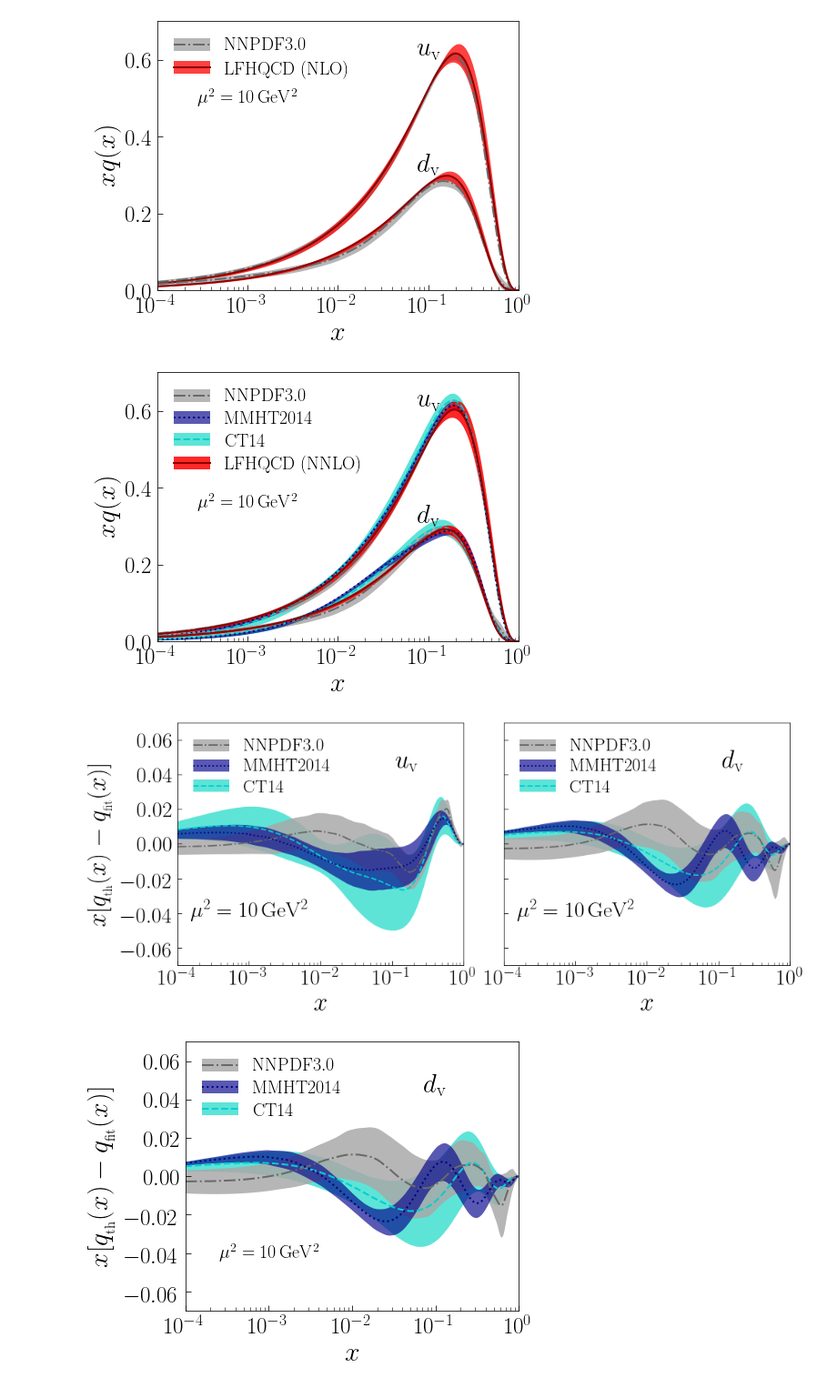
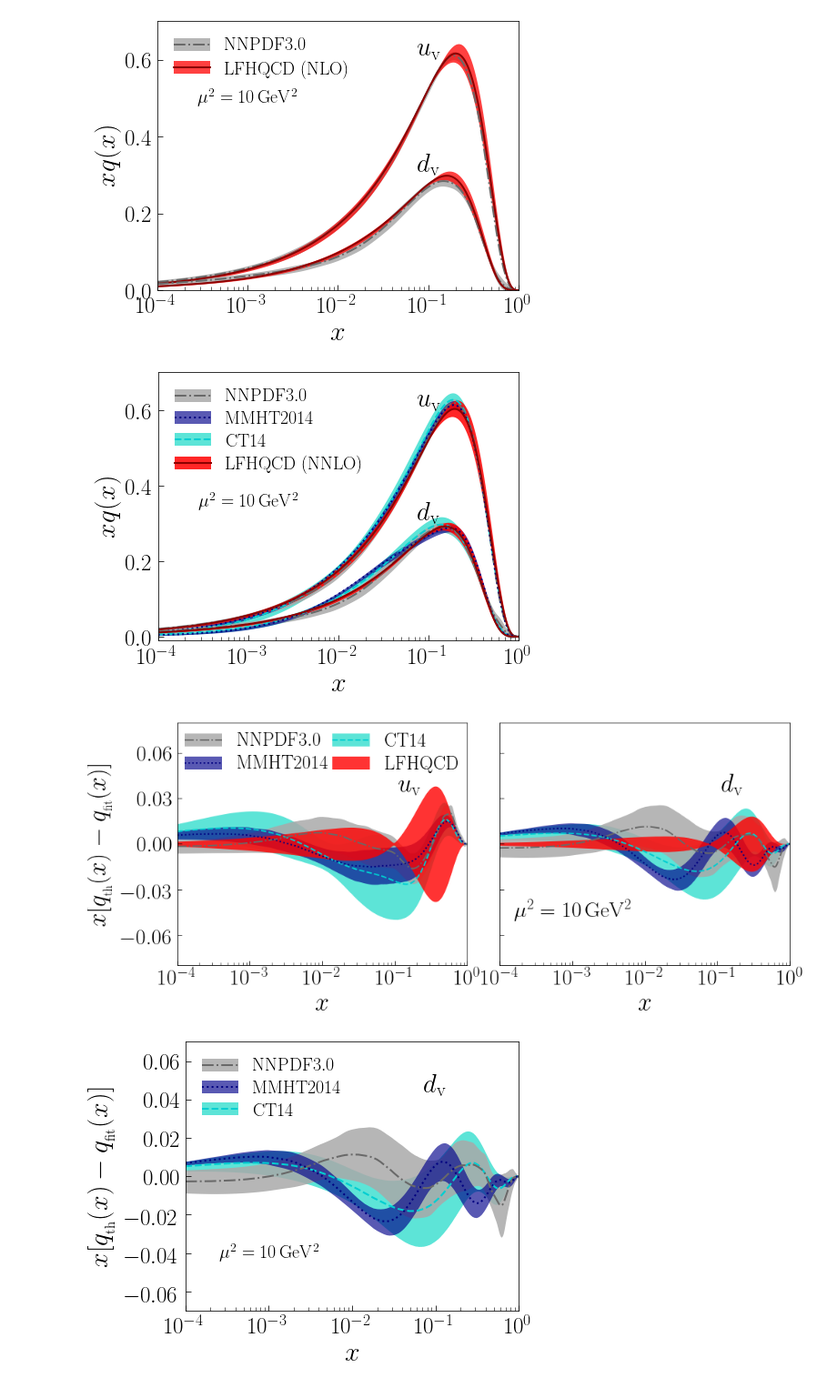
Before and after one commit to TianboLiu/LFHQCD, a Jupyter notebook: evolution/compare-proton.ipynb, the cells around one changed output. Shown at 91% size. Cells and saved outputs as stored; diff of their text form; code cells hidden in the pictures.

```diff
--- a/evolution/compare-proton.ipynb
+++ b/evolution/compare-proton.ipynb
@@ -804,9 +808,9 @@ ax.fill_between(xf['proton exp4 central'][:,0].T,\
 ax.set_xlabel(r'$x$',size=30)
 ax.set_ylabel(r'$xq(x)$',size=30)
 ax.set_xlim(1e-4,1)
-ax.set_ylim(0,0.7)
+ax.set_ylim(-0.01,0.7)
 ax.set_xscale('log')
-ax.tick_params(axis='both', which='major', labelsize=25, direction='in', length=6, pad=6)
+ax.tick_params(axis='both', which='major', labelsize=25, direction='in', length=6, pad=7)
 ax.tick_params(axis='both', which='minor', direction='in', length=4)
 #ax.set_xticks([0.0,0.2,0.4,0.6,0.8,1.0])
 #ax.set_yticks([0.0,0.2,0.4,0.6,0.8])
@@ -822,7 +826,7 @@ ax.legend(L, H, fontsize=20,frameon=False, labelspacing=0.3, loc='upper left')
 py.tight_layout()
 py.savefig('results/proton-more-xf.pdf')
 # %% [output]
-[figure, old version]
+[figure, new version]
 # %%
 nrows,ncols=1,2
 py.figure(figsize=(ncols*7,nrows*7*0.85))
@@ -845,66 +849,71 @@ t2=ax.fill_between(xf['MMHT NNLO Q2=10'][:-2,0],\
                    (xf['proton exp4 central'][:-2,1]-xf['MMHT NNLO Q2=10'][:-2,1]-xf['MMHT NNLO Q2=10'][:-2,14]),\
                    (xf['proton exp4 central'][:-2,1]-xf['MMHT NNLO Q2=10'][:-2,1]+xf['MMHT NNLO Q2=10'][:-2,14]),\
                 color='darkblue', alpha=0.65, linewidth=0)
+#
+c4=ax.fill_between(xf['proton exp4 central'][:,0].T,\
+                (-((xf['proton exp4 shift1'][:,1]-xf['proton exp4 shift2'][:,1])**2+(xf['proton exp4 shift3'][:,1]-xf['proton exp4 shift4'][:,1])**2)**0.5/2).T,\
+                (+((xf['proton exp4 shift1'][:,1]-xf['proton exp4 shift2'][:,1])**2+(xf['proton exp4 shift3'][:,1]-xf['proton exp4 shift4'][:,1])**2)**0.5/2).T,\
+                color='red', alpha=0.8, linewidth=0, label=r'$\rm LFHQCD$')
 #setting
 ax.set_xlabel(r'$x$',size=35)
 ax.set_ylabel(r'$x[q_{_{\rm th}}(x)-q_{_{\rm fit}}(x)]$',size=35)
 ax.set_xlim(1e-4,1)
-ax.set_ylim(-0.07,0.07)
+ax.set_ylim(-0.08,0.08)
 ax.set_xscale('log')
 ax.tick_params(axis='both', which='major', labelsize=30, direction='in', length=6, pad=6)
 ax.tick_params(axis='both', which='minor', direction='in', length=4)
 #ax.set_xticks([0.0,0.2,0.4,0.6,0.8,1.0])
-ax.set_yticks(np.linspace(-0.06,0.06,7))
-#ax.text(0.20,0.70,r'$\rm \mu_0^2 = 0.75\,GeV^2$',horizontalalignment='center',transform=ax.transAxes,size=20)
-ax.text(0.25,0.20,r'$\rm \mu^2 = 10\,GeV^2$',horizontalalignment='center',transform=ax.transAxes,size=30)
-ax.text(0.80,0.80,r'$u_{\rm v}$',horizontalalignment='center',transform=ax.transAxes,size=35)
-#ax.text(0.10,0.60,r'$u_{\rm v}$',horizontalalignment='center',size=29)
-#ax.text(0.10,0.30,r'$d_{\rm v}$',horizontalalignment='center',size=29)
-L=[(c2,c1[0]), (t2,t1[0]), (t4,t3[0])]
-H=[r'$\rm NNPDF3.0$', r'$\rm MMHT2014$', r'$\rm CT14$']
-ax.legend(L, H, fontsize=25,frameon=False, labelspacing=0.2, loc='upper left')
+ax.set_yticks(np.linspace(-0.06,0.06,5))
+#ax.text(0.25,0.20,r'$\rm \mu^2 = 10\,GeV^2$',horizontalalignment='center',transform=ax.transAxes,size=30)
+ax.text(0.80,0.70,r'$u_{\rm v}$',horizontalalignment='center',transform=ax.transAxes,size=35)
+L=[(c2,c1[0]), (t2,t1[0]), (t4,t3[0]), (c4)]
+H=[r'$\rm NNPDF3.0$', r'$\rm MMHT2014$', r'$\rm CT14$', r'$\rm LFHQCD$']
+ax.legend(L, H, fontsize=26,frameon=False, labelspacing=0.3, loc=(0.00,0.76), ncol=2, columnspacing=0.2)
 
 ax=py.subplot(nrows,ncols,2)
 #Fits
 t3=ax.plot(xf['CT NNLO Q2=10'][:-2,0], (xf['proton exp4 central'][:-2,2]-xf['CT NNLO Q2=10'][:-2,2]), color='darkturquoise',ls='--', linewidth=2)
 t4=ax.fill_between(xf['CT NNLO Q2=10'][:-2,0],\
                    (xf['proton exp4 central'][:-2,2]-xf['CT NNLO Q2=10'][:-2,2]-xf['CT NNLO Q2=10'][:-2,15]),\
                    (xf['proton exp4 central'][:-2,2]-xf['CT NNLO Q2=10'][:-2,2]+xf['CT NNLO Q2=10'][:-2,15]),\
                 color='turquoise', alpha=0.85, linewidth=0)
 c1=ax.plot(xf['NNPDF NNLO Q2=10'][:-2,0], (xf['proton exp4 central'][:-2,2]-xf['NNPDF NNLO Q2=10'][:-2,2]), color='dimgray',ls='-.', linewidth=2)
 c2=ax.fill_between(xf['NNPDF NNLO Q2=10'][:-2,0],\
                    (xf['proton exp4 central'][:-2,2]-xf['NNPDF NNLO Q2=10'][:-2,2]-xf['NNPDF NNLO Q2=10'][:-2,15]),\
                    (xf['proton exp4 central'][:-2,2]-xf['NNPDF NNLO Q2=10'][:-2,2]+xf['NNPDF NNLO Q2=10'][:-2,15]),\
                 color='darkgray', alpha=0.85, linewidth=0)
 t1=ax.plot(xf['MMHT NNLO Q2=10'][:-2,0], (xf['proton exp4 central'][:-2,2]-xf['MMHT NNLO Q2=10'][:-2,2]), color='navy',ls=':', linewidth=2)
 t2=ax.fill_between(xf['MMHT NNLO Q2=10'][:-2,0],\
                    (xf['proton exp4 central'][:-2,2]-xf['MMHT NNLO Q2=10'][:-2,2]-xf['MMHT NNLO Q2=10'][:-2,15]),\
                    (xf['proton exp4 central'][:-2,2]-xf['MMHT NNLO Q2=10'][:-2,2]+xf['MMHT NNLO Q2=10'][:-2,15]),\
                 color='darkblue', alpha=0.65, linewidth=0)
+c4=ax.fill_between(xf['proton exp4 central'][:,0].T,\
+                (-((xf['proton exp4 shift1'][:,2]-xf['proton exp4 shift2'][:,2])**2+(xf['proton exp4 shift3'][:,2]-xf['proton exp4 shift4'][:,2])**2)**0.5/2).T,\
+                (+((xf['proton exp4 shift1'][:,2]-xf['proton exp4 shift2'][:,2])**2+(xf['proton exp4 shift3'][:,2]-xf['proton exp4 shift4'][:,2])**2)**0.5/2).T,\
+                color='red', alpha=0.8, linewidth=0)
 #setting
 ax.set_xlabel(r'$x$',size=35)
 ax.set_ylabel('')
 ax.set_xlim(1e-4,1)
-ax.set_ylim(-0.07,0.07)
+ax.set_ylim(-0.08,0.08)
 ax.set_xscale('log')
 ax.tick_params(axis='both', which='major', labelsize=30, direction='in', length=6, pad=6)
 ax.tick_params(axis='both', which='minor', direction='in', length=4)
 #ax.set_xticks([0.0,0.2,0.4,0.6,0.8,1.0])
-ax.set_yticks(np.linspace(-0.06,0.06,7))
+ax.set_yticks(np.linspace(-0.06,0.06,5))
 ax.set_yticklabels([])
 #ax.text(0.20,0.70,r'$\rm \mu_0^2 = 0.75\,GeV^2$',horizontalalignment='center',transform=ax.transAxes,size=20)
 ax.text(0.25,0.20,r'$\rm \mu^2 = 10\,GeV^2$',horizontalalignment='center',transform=ax.transAxes,size=30)
-ax.text(0.80,0.80,r'$d_{\rm v}$',horizontalalignment='center',transform=ax.transAxes,size=35)
-#ax.text(0.10,0.60,r'$u_{\rm v}$',horizontalalignment='center',size=29)
-#ax.text(0.10,0.30,r'$d_{\rm v}$',horizontalalignment='center',size=29)
+ax.text(0.80,0.70,r'$d_{\rm v}$',horizontalalignment='center',transform=ax.transAxes,size=35)
 L=[(c2,c1[0]), (t2,t1[0]), (t4,t3[0])]
 H=[r'$\rm NNPDF3.0$', r'$\rm MMHT2014$', r'$\rm CT14$']
-ax.legend(L, H, fontsize=25,frameon=False, labelspacing=0.2, loc='upper left')
+#ax.legend(L, H, fontsize=25,frameon=False, labelspacing=0.2, loc='upper left')
 
-py.tight_layout()
-py.savefig('results/proton-diff-xf.pdf')
+py.tight_layout(w_pad=0)
+#py.tight_layout(pad=0.1, w_pad=0.0, h_pad=1.0)
+py.savefig('results/proton-diff-xq.pdf')
 # %% [output]
-[figure, old version]
+[figure, new version]
 # %%
 nrows,ncols=1,1
 py.figure(figsize=(ncols*7,nrows*7*0.75))
```
Also changed, not shown: parts of 4 cells of this notebook, 29 other files.
